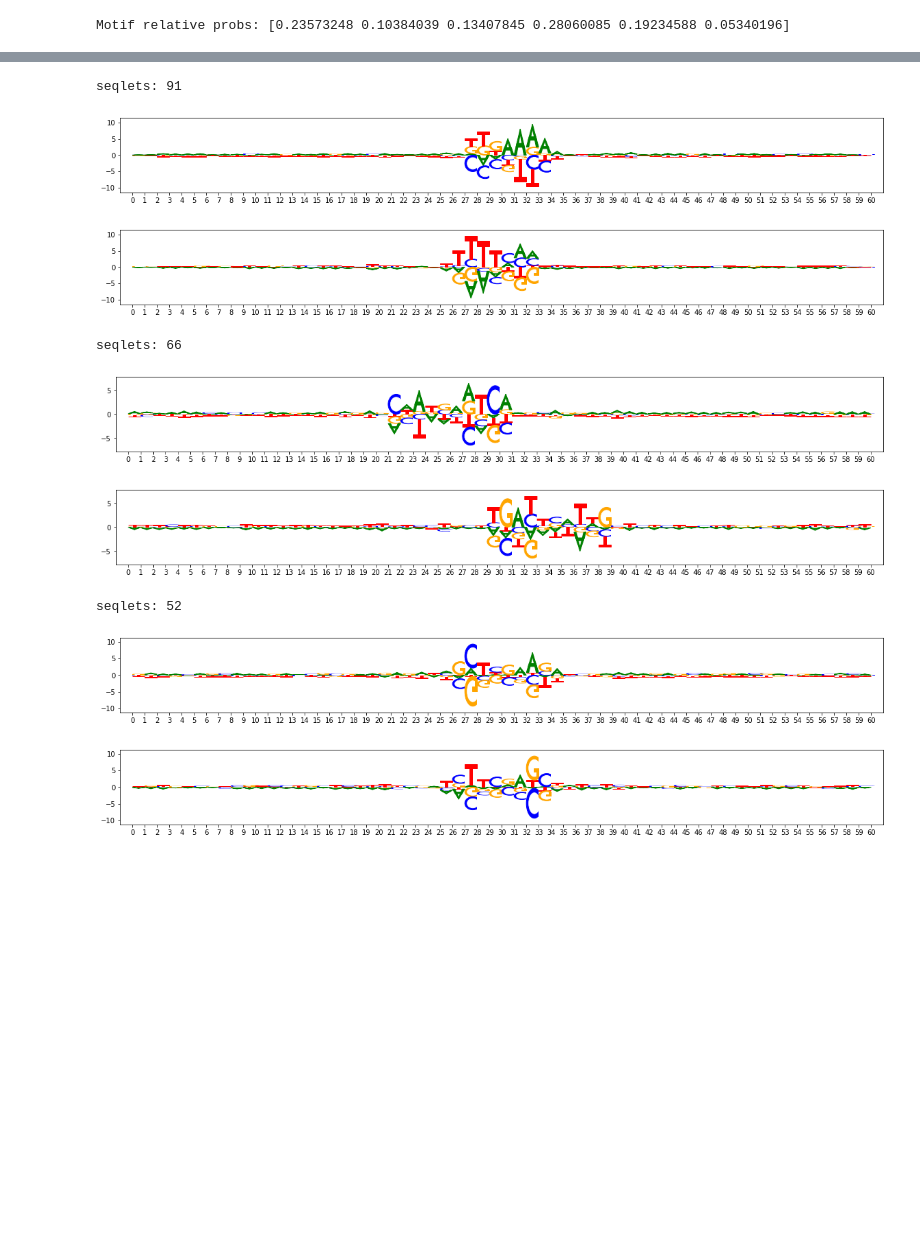
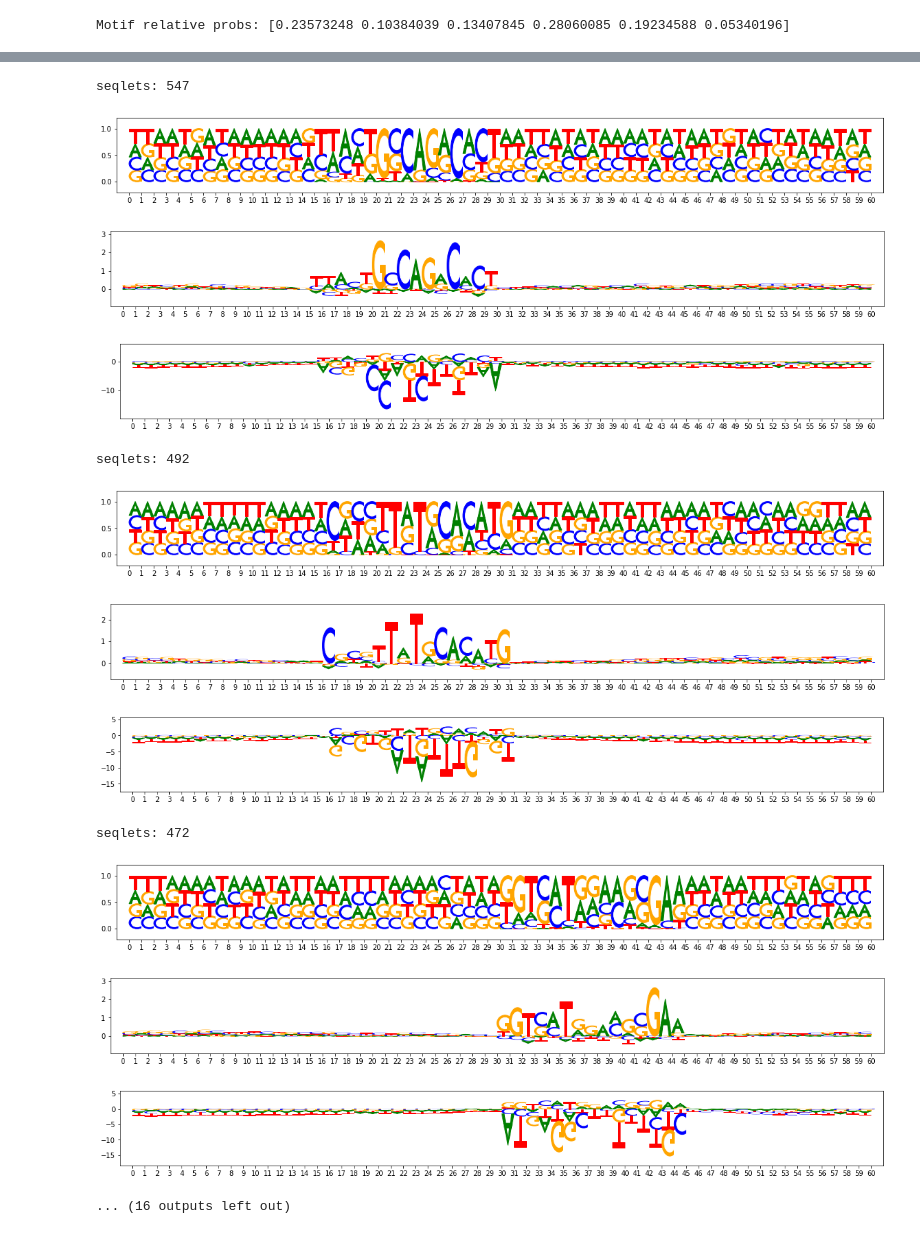
Before and after one commit to AvantiShri/colab_notebooks, a Jupyter notebook: misc_examples/SimulateImpScores.ipynb, the cells around one changed output, grey strips where cells are left out. Saved outputs shown, nothing was run; the diff lists cells and outputs as text; code cells hidden in the pictures; blank space fills up the shorter version.

```diff
--- a/misc_examples/SimulateImpScores.ipynb
+++ b/misc_examples/SimulateImpScores.ipynb
@@ -371,23 +566,31 @@ Skipped 1 seqlets that went over the sequence edge during flank expansion
 patterns = tfmodisco_results.metacluster_idx_to_submetacluster_results[0].seqlets_to_patterns_result.patterns
 # %%
 remaining_patterns = tfmodisco_results.metacluster_idx_to_submetacluster_results[0].seqlets_to_patterns_result.remaining_patterns
+# %%
+for patternidx,pattern in enumerate(patterns):
+  print("seqlets:", len(pattern.seqlets))
+  viz_sequence.plot_weights(pattern["sequence"].fwd)
+  viz_sequence.plot_weights(pattern["task0_contrib_scores"].fwd)
+  viz_sequence.plot_weights(pattern["task0_hypothetical_contribs"].fwd)
+# %% [output]
+seqlets: 547
+[figure, added]
+[figure, added]
+[figure, added]
+seqlets: 492
+[figure, added]
+[figure, added]
+[figure, added]
+seqlets: 472
+[figure, added]
+[figure, added]
+[figure, added]
+... (16 outputs left out)
 # %%
-for pattern in patterns:
-  print("seqlets:", len(pattern.seqlets))
+#for pattern in remaining_patterns:
+#  print("seqlets:", len(pattern.seqlets))
 #  viz_sequence.plot_weights(pattern["sequence"].fwd)
 #  viz_sequence.plot_weights(pattern["sequence"].rev)
 #  viz_sequence.plot_weights(pattern["task0_contrib_scores"].fwd)
-  viz_sequence.plot_weights(pattern["task0_hypothetical_contribs"].fwd
-                            - np.mean(pattern["task0_hypothetical_contribs"].fwd, axis=-1)[:,None])
-  viz_sequence.plot_weights(pattern["task0_hypothetical_contribs"].rev
-                               - np.mean(pattern["task0_hypothetical_contribs"].rev, axis=-1)[:,None])
+#  viz_sequence.plot_weights(pattern["task0_hypothetical_contribs"].fwd
+#                            - np.mean(pattern["task0_hypothetical_contribs"].fwd, axis=-1)[:,None])
-# %% [output]
-seqlets: 91
-[figure, removed]
-[figure, removed]
-seqlets: 66
-[figure, removed]
-[figure, removed]
-seqlets: 52
-[figure, removed]
-[figure, removed]
```
Also changed, not shown: parts of 18 cells of this notebook.
